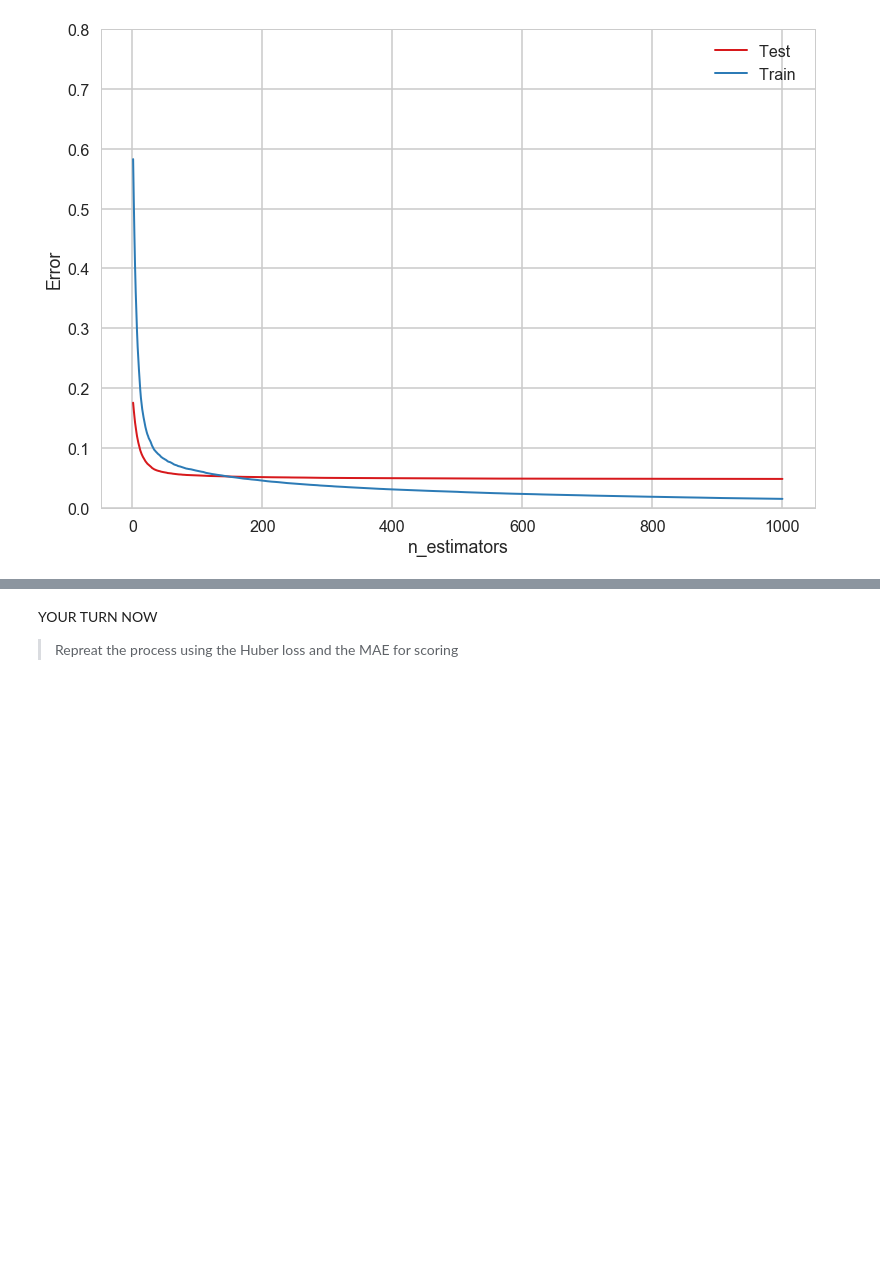
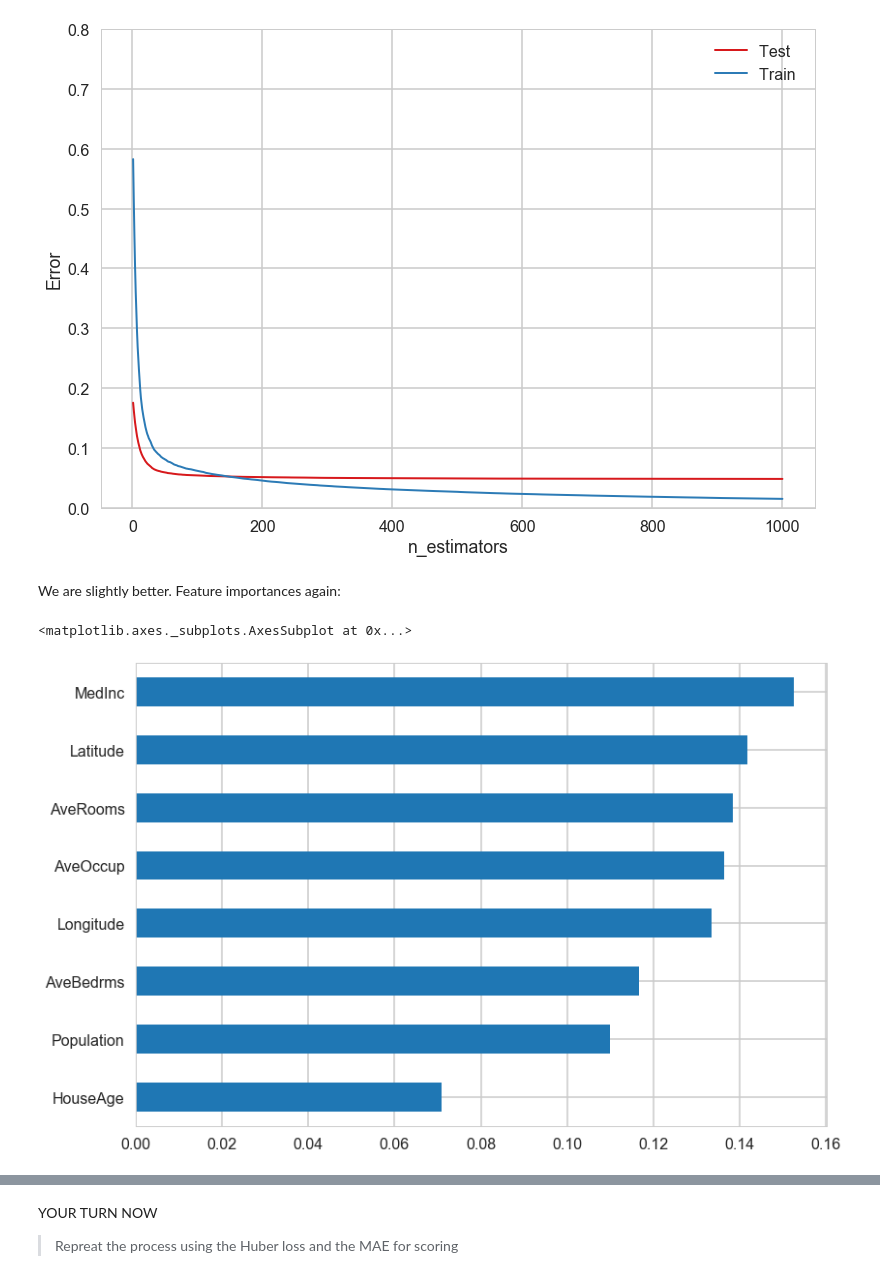
Before and after one commit to cs109/a-2017, a Jupyter notebook: Labs/Lab9_DT_RF_Boosting/RF_and_Boosting.ipynb, the cells around one changed output, grey strips where cells are left out. Cells and saved outputs as stored; diff of their text form; code cells hidden in the pictures; blank space fills up the shorter version.

```diff
--- a/Labs/Lab9_DT_RF_Boosting/RF_and_Boosting.ipynb
+++ b/Labs/Lab9_DT_RF_Boosting/RF_and_Boosting.ipynb
@@ -540,4 +550,11 @@ deviance_plot(gb2_cv.best_estimator_, Xtest, ytest, ylim=(0,0.8));
 plt.legend();
 # %% [output]
 [figure]
+# %% [markdown]
+We are slightly better. Feature importances again:
+# %%
+pd.Series(gb2_cv.best_estimator_.feature_importances_, index=names).sort_values().plot(kind="barh")
+# %% [output]
+<matplotlib.axes._subplots.AxesSubplot at 0x...>
+[figure, added]
 # %% [markdown]
```
Also changed, not shown: parts of 5 cells of this notebook.
